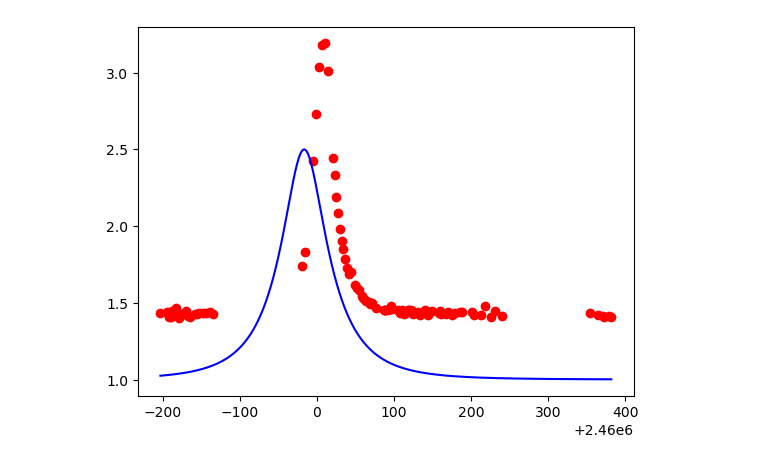
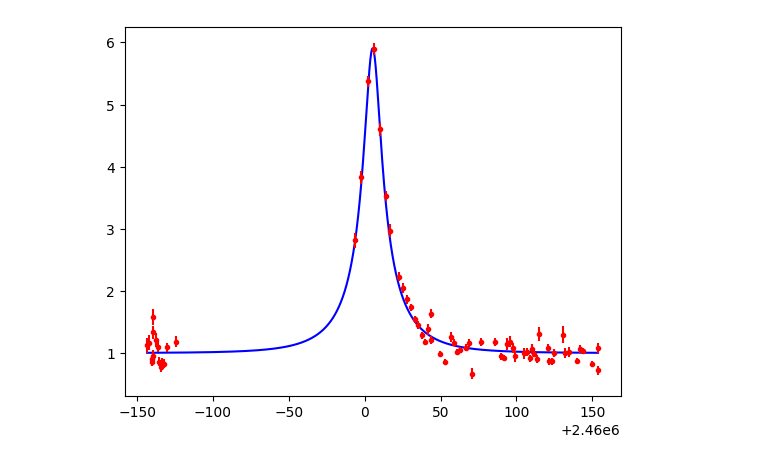
Before and after one commit to MadgwickK/MLPhysicalWorld, a Jupyter notebook: BO_experiment.ipynb, the cells around one changed output. Drawn from its saved outputs; the diff is of its cells as text; code cells hidden in the pictures.

```diff
--- a/BO_experiment.ipynb
+++ b/BO_experiment.ipynb
@@ -0,0 +155,16 @@
+# %%
+# hyperparameters:
+# matern52_kernel: sigma_l=1, sigma_f=1
+# gaussian_sampling: sigma=1
+# expected_improvement
+
+I_0 = 19.956 - 0.361 * 2
+f_s = 0.528
+time, mags, mags_error = read_and_convert(
+    "sample_data_OGLE/OGLE-2023-BLG-0019.dat", I_0, f_s
+)
+
+# observe the data for time range selection
+plt.plot(time, mags, "k.")
+plt.xlabel("Time (days)")
+plt.show()
@@ -1,24 +173,23 @@
 # %%
-import numpy as np
-from gaussian_process import GaussianProcess, matern52_kernel
-from lensmodel import noisy_data_calc
-from bayes_opt import BayesianOptimisation, expected_improvement
-from samplers import gaussian_sobol
-from objectives import mse
-import matplotlib.pyplot as plt
-from parameter_estimation import estimate_params
-from lensmodel import mean_function_theta, read_and_convert, plot_final_params
+# from the plot, we can see that the a time range of 150 would be reasonable
+mag_peak = np.max(mags)
+peak_time = time[np.argmax(mags)]
+time_range = 150  # Adjust this as needed
+mask = (time >= peak_time - time_range) & (time <= peak_time + time_range)
+magnifications = mags[mask]
+time = time[mask]
+mags = mags[mask]
+mags_error = mags_error[mask]
 
-df = read_and_convert("sample_data_OGLE/OGLE-2023-BLG-0063.dat", I_0=17.078)
-X = df['Timestamp'].values
-Y = df['Magnification'].values
 
-observed_times, magnifications = X, Y
+observed_times = time
+magnifications = mags
+magnification_errors = mags_error
 
 parameter_bounds = {
-    't_E':      [0.01, 700],    # days
-    't_0':      [-5, 5],        # days (placeholder, updated in the code)
-    'u_min':    [0, 4]          # unitless
+    "t_E": [0.01, 700],  # days
+    "t_0": [-5, 5],  # days (placeholder, updated in the code)
+    "u_min": [0, 4],  # unitless
 }
 
 bounds = parameter_bounds
@@ -27,12 +198,12 @@ mean_function = None
 sigma = 1
 
 # Change bounds on t_0 before estimating
-bounds['t_0'] = [np.min(observed_times), np.max(observed_times)]
+bounds["t_0"] = [np.min(observed_times), np.max(observed_times)]
 
 # Estimate parameters using bootstrapping
-t_E, t_E_error, t_0, t_0_error, u_min, u_min_error = estimate_params(observed_times,
-                                                                        magnifications, bounds,
-                                                                        mean_function)
+t_E, t_E_error, t_0, t_0_error, u_min, u_min_error = estimate_params(
+    observed_times, magnifications, bounds, magnification_errors
+)
 
 print(
     "Initial predictions:\n"
@@ -42,22 +213,29 @@ print(
 )
 
 # Changes bounds to take into account predictions
-bounds['t_0'] = [t_0 - sigma*t_0_error, t_0 + sigma*t_0_error]
-bounds['t_E'] = [t_E - sigma*t_E_error, t_E + sigma*t_E_error]
-bounds['u_min'] = [u_min - sigma*u_min_error, u_min + sigma*u_min_error]
+bounds["t_0"] = [t_0 - sigma * t_0_error, t_0 + sigma * t_0_error]
+bounds["t_E"] = [t_E - sigma * t_E_error, t_E + sigma * t_E_error]
+bounds["u_min"] = [u_min - sigma * u_min_error, u_min + sigma * u_min_error]
 
 parameter_samples = []
+fig = plt.figure(figsize=(10, 10))
 for i in range(10):
     # Define surrogate Gaussian process
     gp = GaussianProcess(kernel=matern52_kernel, sigma_l=1, sigma_f=1)
 
     # Define Bayesian optimisation
-    optimiser = BayesianOptimisation(surrogate=gp, acquisition=expected_improvement,
-                                        objective=mse, bounds=parameter_bounds,
-                                        sampler=gaussian_sobol)
+    optimiser = BayesianOptimisation(
+        surrogate=gp,
+        acquisition=expected_improvement,
+        objective=log_likelihood,
+        bounds=parameter_bounds,
+        sampler=gaussian_sampling,
+    )
+
+    optimiser.mag_err = magnification_errors
 
     # Fit for parameters using the defined Bayesian optimiser
-    optimiser.fit(observed_times, magnifications, 300)
+    optimiser.fit(observed_times, magnifications, 400)
 
     # Plot regret and results
     # optimiser.regret_plot()
@@ -77,6 +255,8 @@ print(
     f"    t_E: {best_parameters[0]} \u00B1 {best_parameter_errors[0]}"
 )
 
-plot_final_params(observed_times, magnifications, best_parameters)
+plot_final_params(
+    observed_times, magnifications, best_parameters, mags_error=mags_error
+)
 # %% [output]
 Initial predictions:
@@ -90 +270 @@ Final predictions:
-[figure, old version]
+[figure, new version]
```
Also changed, not shown: parts of 9 cells of this notebook, 25 other files.
